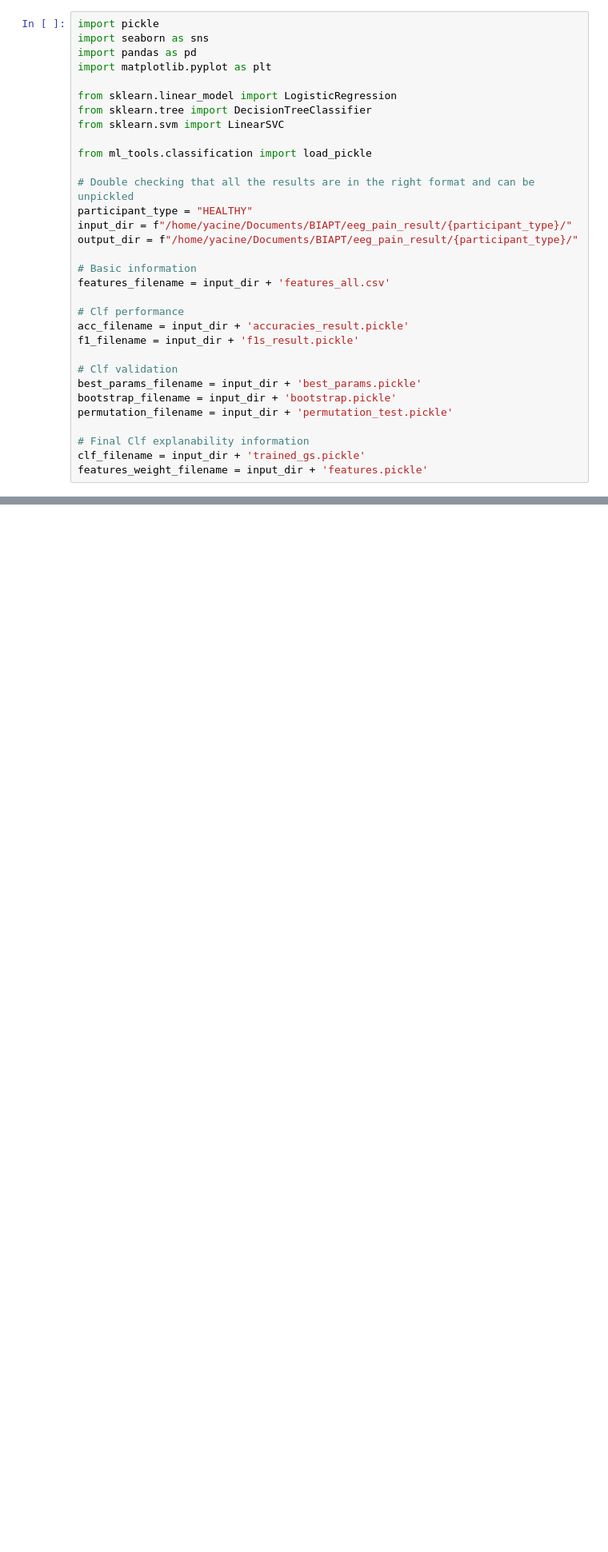
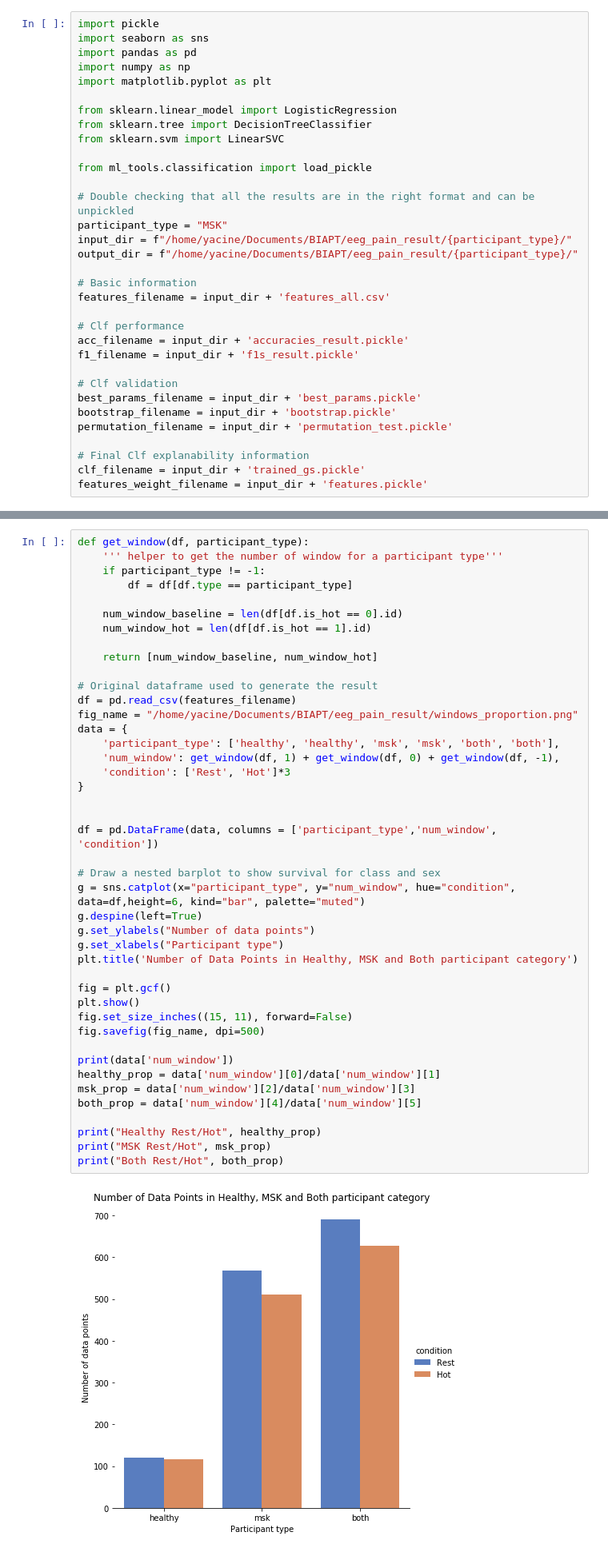
Before and after one commit to BIAPT/eeg-pain-detection, a Jupyter notebook: projects/publish_a_paper_on_pain_detection_using_eeg_and_ml/neurips_2020_paper_submission/generate_visualization.ipynb, the cells around one changed output, grey strips where cells are left out. Shown: that part at 80% size. Drawn from its saved outputs; the diff is of its cells as text; blank space fills up the shorter version.

```diff
--- a/projects/publish_a_paper_on_pain_detection_using_eeg_and_ml/neurips_2020_paper_submission/generate_visualization.ipynb
+++ b/projects/publish_a_paper_on_pain_detection_using_eeg_and_ml/neurips_2020_paper_submission/generate_visualization.ipynb
@@ -10,6 +14,7 @@ The goal of this notebook is to generate the visualization from the results gath
 import pickle
 import seaborn as sns
 import pandas as pd
+import numpy as np
 import matplotlib.pyplot as plt
 
 from sklearn.linear_model import LogisticRegression
@@ -19,7 +24,7 @@ from sklearn.svm import LinearSVC
 from ml_tools.classification import load_pickle
 
 # Double checking that all the results are in the right format and can be unpickled
-participant_type = "HEALTHY"
+participant_type = "MSK"
 input_dir = f"/home/yacine/Documents/BIAPT/eeg_pain_result/{participant_type}/"
 output_dir = f"/home/yacine/Documents/BIAPT/eeg_pain_result/{participant_type}/"
 
@@ -58,0 +46,45 @@ df
+# %%
+def get_window(df, participant_type):
+    ''' helper to get the number of window for a participant type'''
+    if participant_type != -1:
+        df = df[df.type == participant_type]
+
+    num_window_baseline = len(df[df.is_hot == 0].id)
+    num_window_hot = len(df[df.is_hot == 1].id)
+
+    return [num_window_baseline, num_window_hot]
+
+# Original dataframe used to generate the result
+df = pd.read_csv(features_filename)
+fig_name = "/home/yacine/Documents/BIAPT/eeg_pain_result/windows_proportion.png"
+data = {
+    'participant_type': ['healthy', 'healthy', 'msk', 'msk', 'both', 'both'],
+    'num_window': get_window(df, 1) + get_window(df, 0) + get_window(df, -1),
+    'condition': ['Rest', 'Hot']*3
+}
+
+
+df = pd.DataFrame(data, columns = ['participant_type','num_window', 'condition'])
+
+# Draw a nested barplot to show survival for class and sex
+g = sns.catplot(x="participant_type", y="num_window", hue="condition", data=df,height=6, kind="bar", palette="muted")
+g.despine(left=True)
+g.set_ylabels("Number of data points")
+g.set_xlabels("Participant type")
+plt.title('Number of Data Points in Healthy, MSK and Both participant category')
+
+fig = plt.gcf()
+plt.show()
+fig.set_size_inches((15, 11), forward=False)
+fig.savefig(fig_name, dpi=500)
+
+print(data['num_window'])
+healthy_prop = data['num_window'][0]/data['num_window'][1]
+msk_prop = data['num_window'][2]/data['num_window'][3]
+both_prop = data['num_window'][4]/data['num_window'][5]
+
+print("Healthy Rest/Hot", healthy_prop)
+print("MSK Rest/Hot", msk_prop)
+print("Both Rest/Hot", both_prop)
+# %% [output]
+[figure, added]
```
Also changed, not shown: parts of 10 cells of this notebook, 7 other files.
